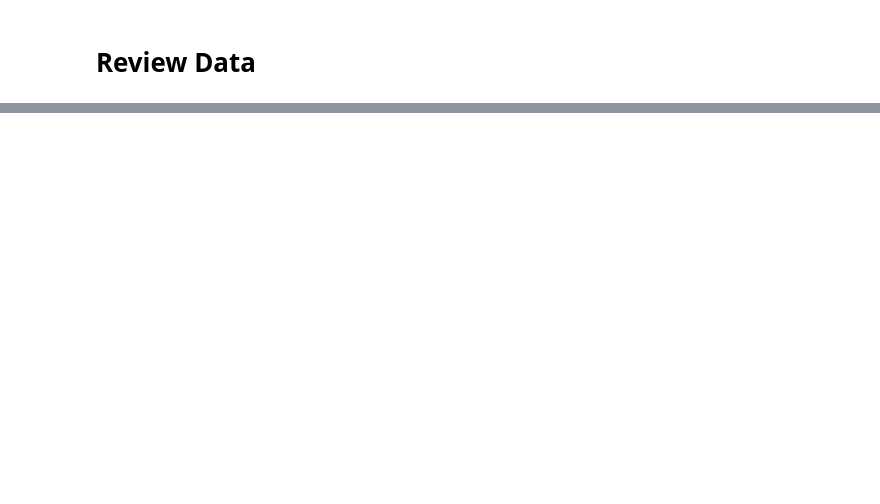
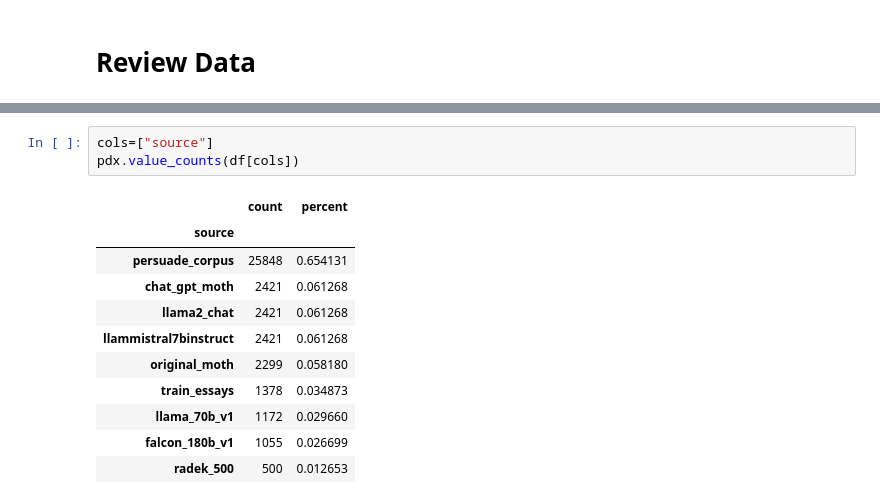
Before and after one commit to seahrh/kaggle-detect-ai-generated-text-2023, a Jupyter notebook: 10_preprocess.ipynb, the cells around one changed output, grey strips where cells are left out. Drawn from its saved outputs; the diff is of its cells as text; blank space fills up the shorter version.

```diff
--- a/10_preprocess.ipynb
+++ b/10_preprocess.ipynb
@@ -163 +252,16 @@ edf.describe(percentiles=percentiles)
+# %%
+cols=["source"]
+pdx.value_counts(df[cols])
+# %% [output]
+|  | count | percent |
+| source |  |  |
+| persuade_corpus | 25848 | 0.654131 |
+| chat_gpt_moth | 2421 | 0.061268 |
+| llama2_chat | 2421 | 0.061268 |
+| llammistral7binstruct | 2421 | 0.061268 |
+| original_moth | 2299 | 0.058180 |
+| train_essays | 1378 | 0.034873 |
+| llama_70b_v1 | 1172 | 0.029660 |
+| falcon_180b_v1 | 1055 | 0.026699 |
+| radek_500 | 500 | 0.012653 |
 # %%
```
Also changed, not shown: parts of 27 cells of this notebook, 2 other files.
